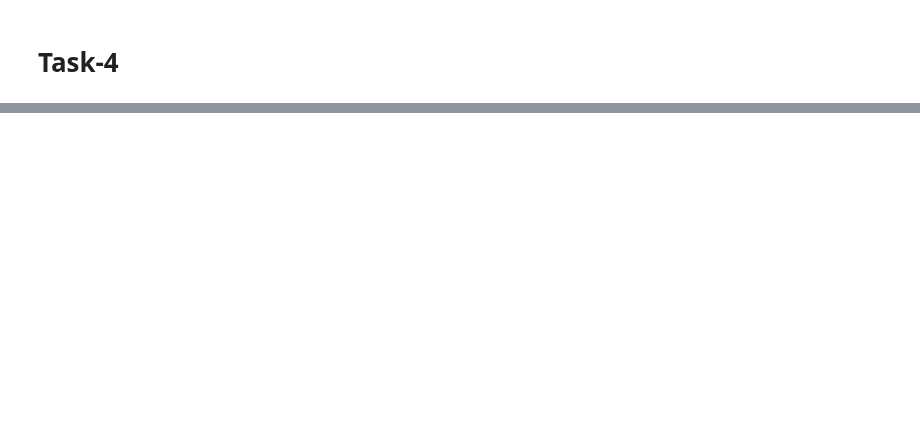
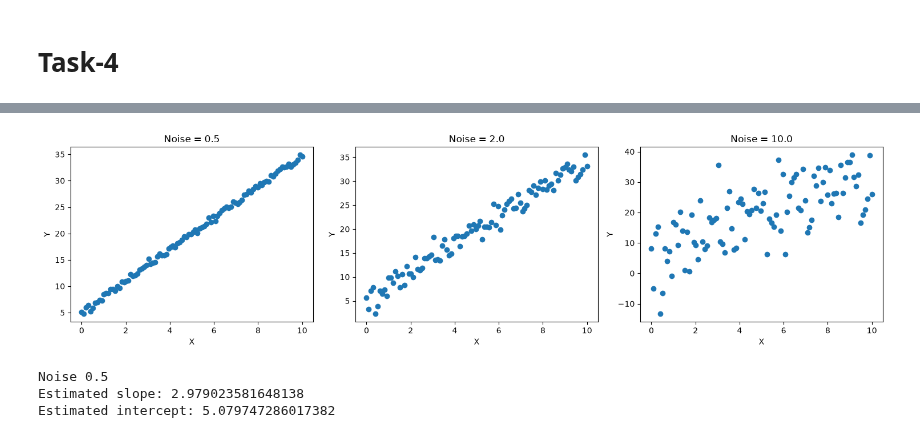
Before and after one commit to sabvanidhi/aiml-bootcamp-nidhi, a Jupyter notebook: Day-07/Day07_NumPy_Advanced.ipynb, the cells around one changed output, grey strips where cells are left out. Drawn from its saved outputs; the diff is of its cells as text; code cells hidden in the pictures; blank space fills up the shorter version.

```diff
--- a/Day-07/Day07_NumPy_Advanced.ipynb
+++ b/Day-07/Day07_NumPy_Advanced.ipynb
@@ -101,0 +108,9 @@ This is a singular matrix
+# %%
+#Convert equations into matrices
+A = np.array([
+    [2.,  3., -1.],
+    [4., -1.,  2.],
+    [-1., 2.,  3.]
+])
+
+b = np.array([5., 6., 7.])
@@ -234,0 +345,34 @@ Slope with noise 10: 1.5804716329627566
+# %%
+#Plot all three side by side
+fig, axes = plt.subplots(1, 3, figsize=(15, 4))
+
+axes[0].scatter(x1, y1)
+axes[0].set_title("Noise = 0.5")
+axes[0].set_xlabel("X")
+axes[0].set_ylabel("Y")
+
+axes[1].scatter(x2, y2)
+axes[1].set_title("Noise = 2.0")
+axes[1].set_xlabel("X")
+axes[1].set_ylabel("Y")
+
+axes[2].scatter(x3, y3)
+axes[2].set_title("Noise = 10.0")
+axes[2].set_xlabel("X")
+axes[2].set_ylabel("Y")
+
+plt.tight_layout()
+plt.show()
+# %% [output]
+[figure, added]
+# %%
+#Recover the slope using np.polyfit
+slope1, intercept1 = np.polyfit(x1, y1, 1)
+
+print("Noise 0.5")
+print("Estimated slope:", slope1)
+print("Estimated intercept:", intercept1)
+# %% [output]
+Noise 0.5
+Estimated slope: 2.979023581648138
+Estimated intercept: 5.079747286017382
```
Also changed, not shown: parts of 62 cells of this notebook, 7 other files.
